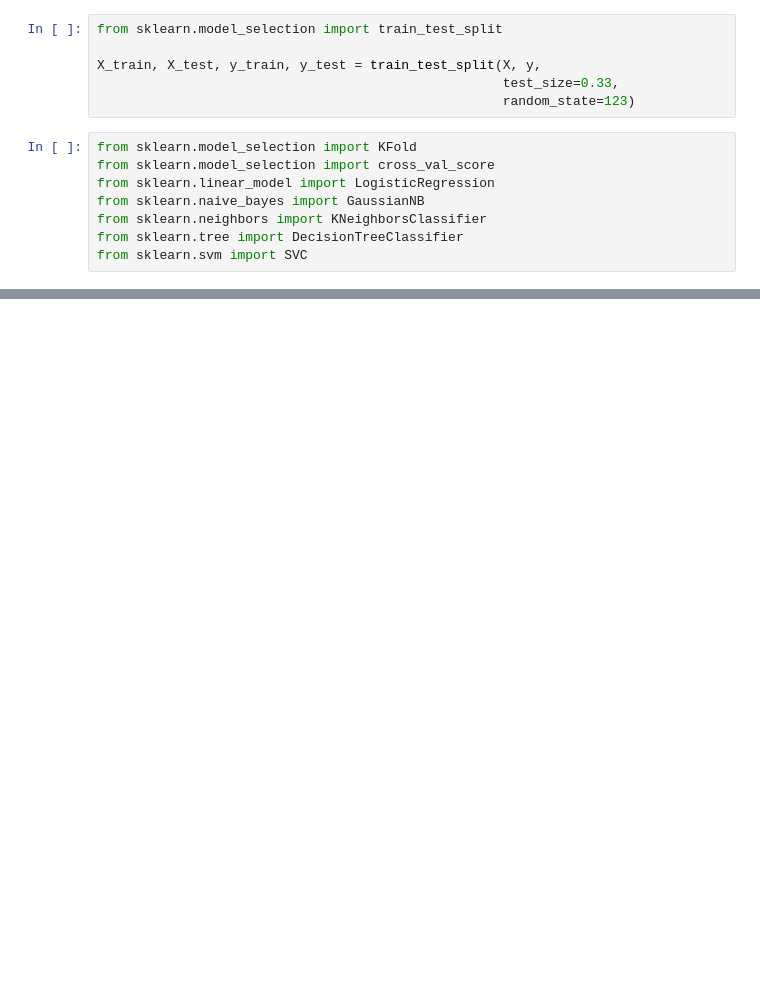
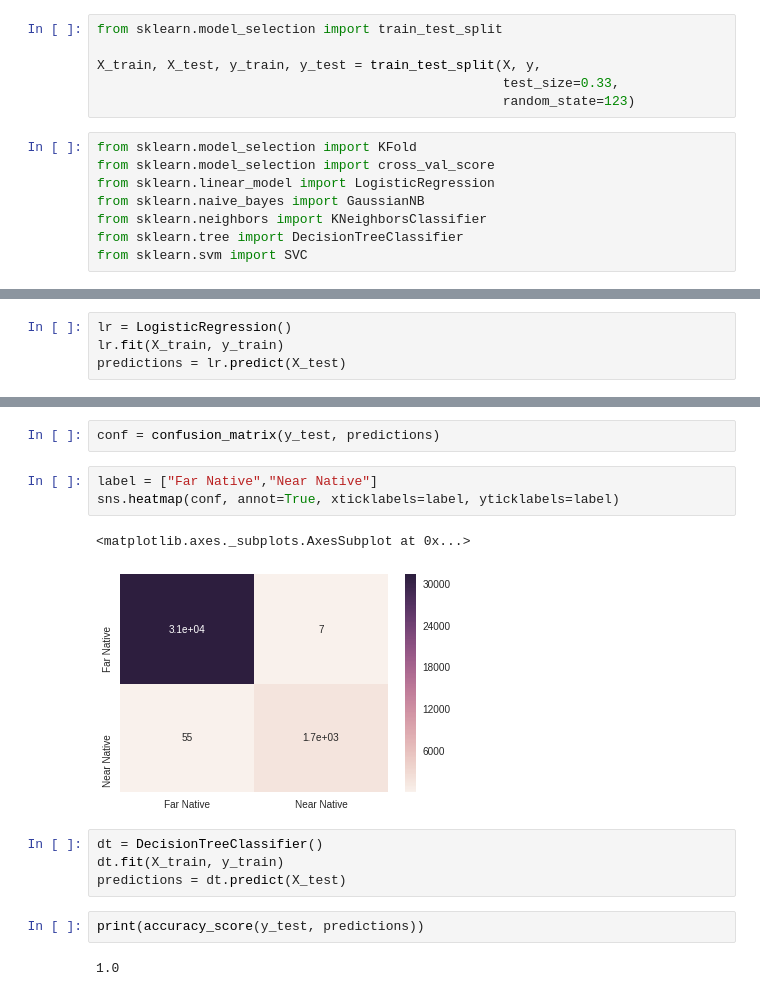
Before and after one commit to INASIC/conus-exogenomics, a Jupyter notebook: machine_learning/analysis/Exploratory Analysis - Rashid's MD Dataset.ipynb, the cells around one changed output, grey strips where cells are left out. Cells and saved outputs as stored; diff of their text form; blank space fills up the shorter version.

Commit message:
Decision Trees 100% accuracy near native structures

```diff
--- a/machine_learning/analysis/Exploratory Analysis - Rashid's MD Dataset.ipynb
+++ b/machine_learning/analysis/Exploratory Analysis - Rashid's MD Dataset.ipynb
@@ -323,0 +338,4 @@ ax.set_xticklabels(names)
+# %%
+lr = LogisticRegression()
+lr.fit(X_train, y_train)
+predictions = lr.predict(X_test)
@@ -323,0 +359,16 @@ ax.set_xticklabels(names)
+# %%
+conf = confusion_matrix(y_test, predictions)
+# %%
+label = ["Far Native","Near Native"]
+sns.heatmap(conf, annot=True, xticklabels=label, yticklabels=label)
+# %% [output]
+<matplotlib.axes._subplots.AxesSubplot at 0x...>
+[figure, added]
+# %%
+dt = DecisionTreeClassifier()
+dt.fit(X_train, y_train)
+predictions = dt.predict(X_test)
+# %%
+print(accuracy_score(y_test, predictions))
+# %% [output]
+1.0
```
Also changed, not shown: parts of 20 cells of this notebook.
